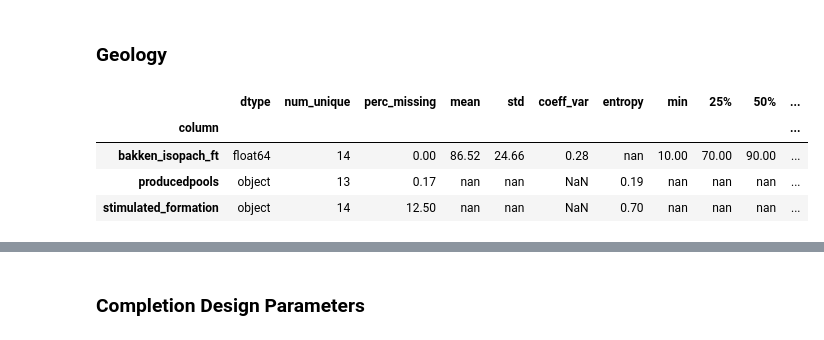
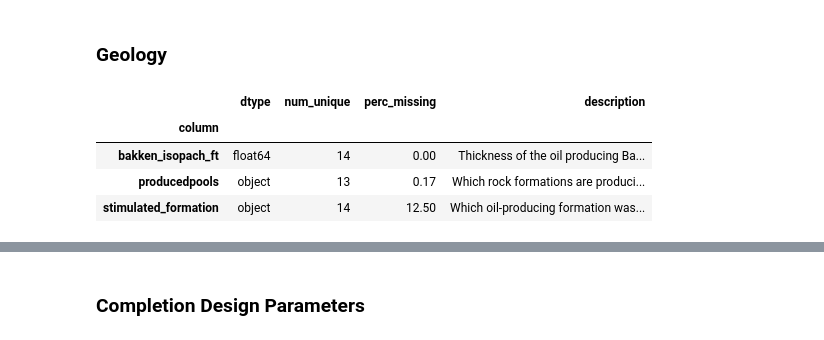
Before and after one commit to noproblem-james/data_imputation, a Jupyter notebook: notebooks/EDA.ipynb, the cells around one changed output, grey strips where cells are left out. Saved outputs shown, nothing was run; the diff lists cells and outputs as text; code cells hidden in the pictures.

```diff
--- a/notebooks/EDA.ipynb
+++ b/notebooks/EDA.ipynb
@@ -172,4 +181,4 @@ display(summary_df.head())
 | total_num_stages | int64 | 74 | 0.00 | 25.78 | 11.05 | 0.43 | nan | 1.00 | 21.00 | 30.00 | ... |
 | bakken_isopach_ft | float64 | 14 | 0.00 | 86.52 | 24.66 | 0.28 | nan | 10.00 | 70.00 | 90.00 | ... |
 # %%
-summary_df.style.set_properties(subset=['description'], **{'width': '700px'})
+# summary_df.style.set_properties(subset=['description'], **{'width': '700px'})
@@ -231,10 +221,10 @@ summary_df.loc[summary_df.category == 'Target', ["using"]] = 0
 # %% [markdown]
 ### Geology
 # %%
-summary_df.query("category == 'Geology'")
+summary_df.query("category == 'Geology'").filter(["dtype", "num_unique", "perc_missing", "description"])
 # %% [output]
-|  | dtype | num_unique | perc_missing | mean | std | coeff_var | entropy | min | 25% | 50% | ... |
-| column |  |  |  |  |  |  |  |  |  |  | ... |
-| bakken_isopach_ft | float64 | 14 | 0.00 | 86.52 | 24.66 | 0.28 | nan | 10.00 | 70.00 | 90.00 | ... |
-| producedpools | object | 13 | 0.17 | nan | nan | NaN | 0.19 | nan | nan | nan | ... |
-| stimulated_formation | object | 14 | 12.50 | nan | nan | NaN | 0.70 | nan | nan | nan | ... |
+|  | dtype | num_unique | perc_missing | description |
+| column |  |  |  |  |
+| bakken_isopach_ft | float64 | 14 | 0.00 | Thickness of the oil producing Ba... |
+| producedpools | object | 13 | 0.17 | Which rock formations are produci... |
+| stimulated_formation | object | 14 | 12.50 | Which oil-producing formation was... |
```
Also changed, not shown: parts of 16 cells of this notebook.
